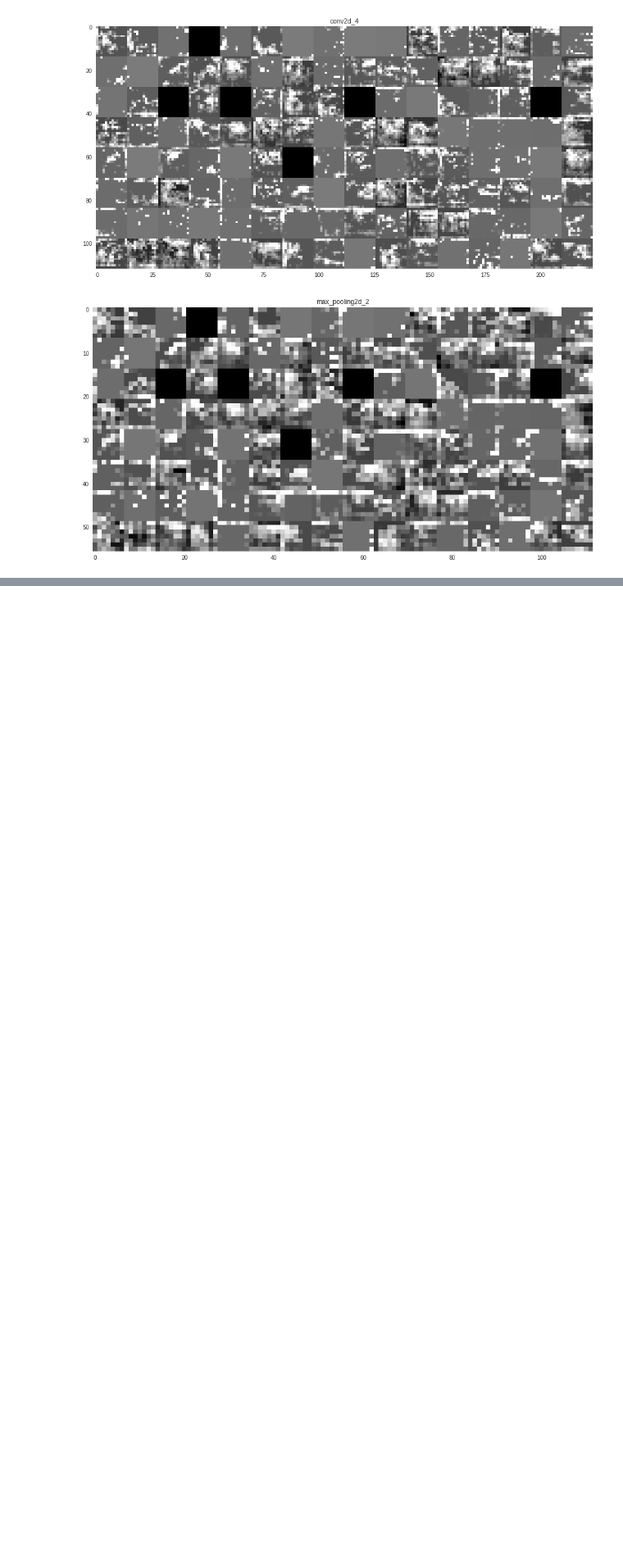
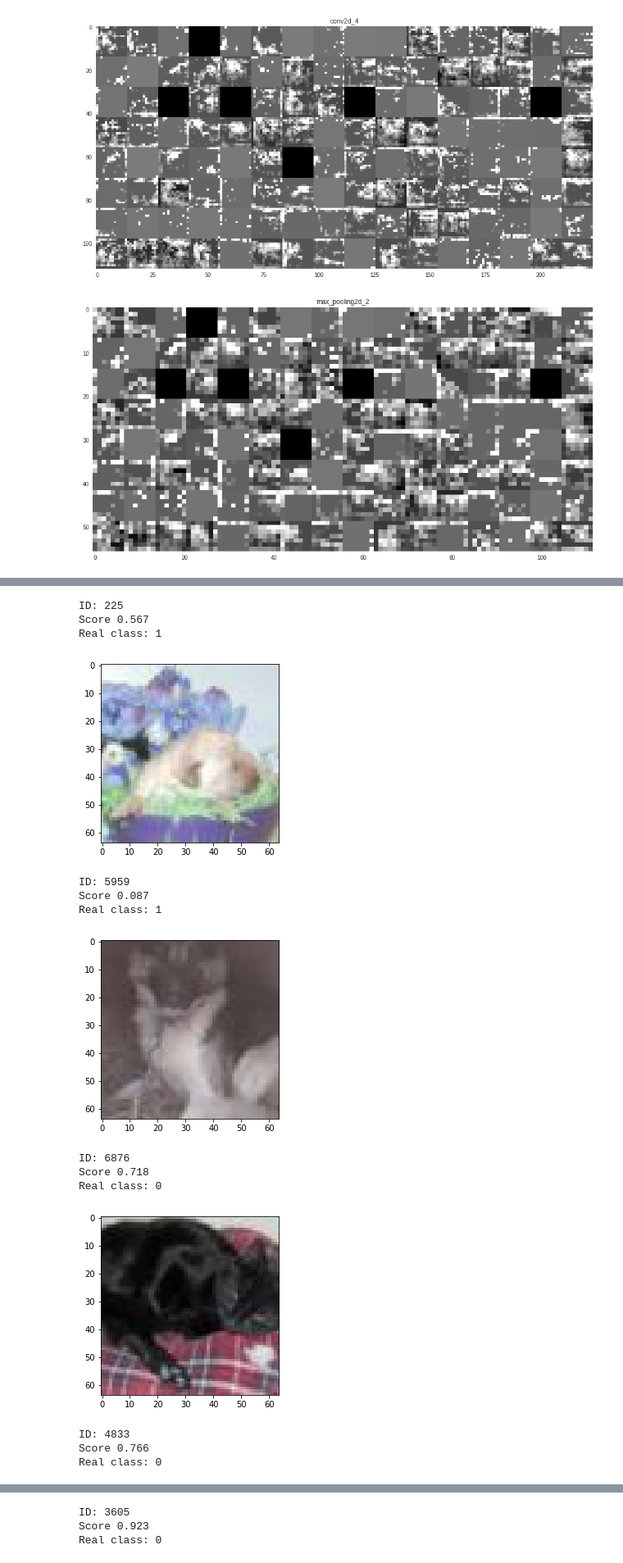
Before and after one commit to achehire/Deep_1_AC_AN_PW, a Jupyter notebook: Part3/Kaggle_Best.ipynb, the cells around one changed output, grey strips where cells are left out. Shown at 82% size. Cells and saved outputs as stored; diff of their text form; code cells hidden in the pictures; blank space fills up the shorter version.

```diff
--- a/Part3/Kaggle_Best.ipynb
+++ b/Part3/Kaggle_Best.ipynb
@@ -622,3 +622,5 @@ files.download(os.path.join(save_path, "model_"+str(epochs_to_load)+".json"))
 files.download(os.path.join(save_path, "model_"+str(epochs_to_load)+".h5"))
 # %% [markdown]
 ### Analysing feature maps
+# %%
+epochs_to_load = 48
@@ -625,3 +638,7 @@ files.download(os.path.join(save_path, "model_"+str(epochs_to_load)+".h5"))
+# %%
+sgd = keras.optimizers.SGD(lr=0.00003)  # Any learning rate works as we won't try to optimize anymore
+loaded_model.compile(optimizer=sgd, loss='binary_crossentropy', metrics=['accuracy'])
+mod.model = loaded_model
 # %%
 layer_outputs = [layer.output for layer in mod.model.layers[:6]] # Extracts the outputs of the top 6 layers (only convolutional and max pool)
 activation_model = keras.models.Model(inputs=mod.model.input, outputs=layer_outputs) # Creates a model that will return these outputs, given the model input
@@ -721,0 +767,25 @@ for layer_name, layer_activation in zip(layer_names, activations): #  Displays t
+# %%
+for ID in ['10225', '15959', '6876', '4833', '3605']:
+    im = fetch_image(ID, 'train')
+    valu = int(ID)-10000 if int(ID)>10000 else int(ID)
+    print("ID:", valu)
+    print("Score", round(mod.model.predict(im.reshape(1,64,64,3))[0][0], 3))
+    print("Real class:", labels[ID])
+    plt.imshow(im)
+    plt.show()
+# %% [output]
+ID: 225
+Score 0.567
+Real class: 1
+[figure, added]
+ID: 5959
+Score 0.087
+Real class: 1
+[figure, added]
+ID: 6876
+Score 0.718
+Real class: 0
+[figure, added]
+ID: 4833
+Score 0.766
+Real class: 0
@@ -721,0 +793,3 @@ for layer_name, layer_activation in zip(layer_names, activations): #  Displays t
+ID: 3605
+Score 0.923
+Real class: 0
```
Also changed, not shown: parts of 9 cells of this notebook.
